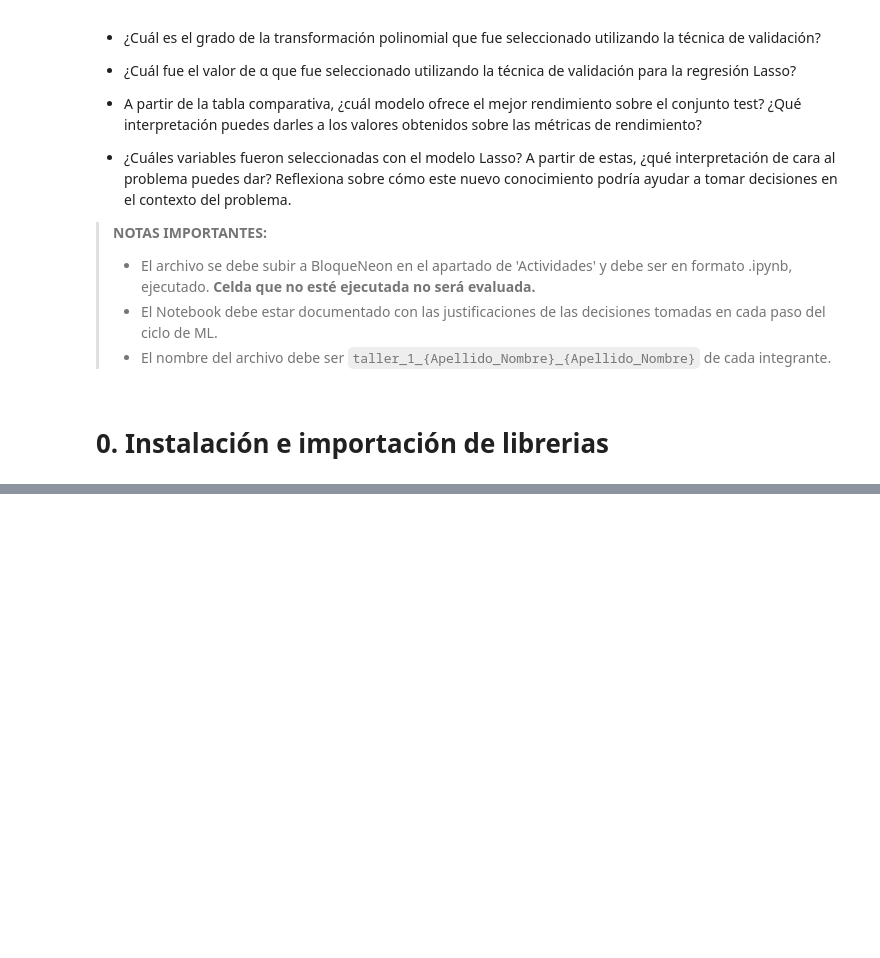
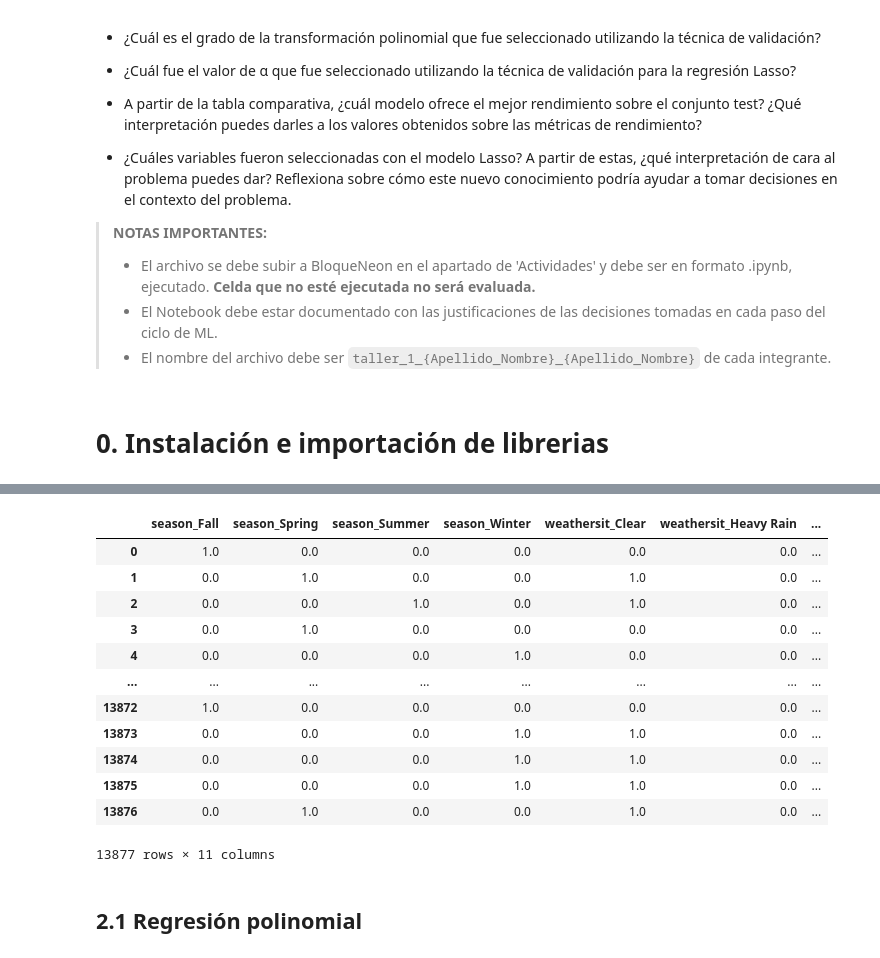
Before and after one commit to Sinis16/202220_Ejemplo_Parcial_Practico_1, a Jupyter notebook: Talleres/Taller 1/MINE_4206_202510_AML_Taller1.ipynb, the cells around one changed output, grey strips where cells are left out. Drawn from its saved outputs; the diff is of its cells as text; code cells hidden in the pictures; blank space fills up the shorter version.

```diff
--- a/Talleres/Taller 1/MINE_4206_202510_AML_Taller1.ipynb
+++ b/Talleres/Taller 1/MINE_4206_202510_AML_Taller1.ipynb
@@ -83,0 +249,12 @@ from sklearn.preprocessing import MinMaxScaler
+# %%
+preprocessor = ColumnTransformer(
+    transformers=[
+        ("cat", cat_transformer, make_column_selector(dtype_include=object))
+    ]
+)
+# %%
+pipe = Pipeline(steps=[
+    ('column_transformer', preprocessor)
+])
+
+pipe
@@ -83,0 +267,2 @@ from sklearn.preprocessing import MinMaxScaler
+# %%
+pipe.fit_transform(X_train)
@@ -83,0 +272,6 @@ from sklearn.preprocessing import MinMaxScaler
+# %%
+num_column_names = pipe['column_transformer'].transformers_[0][1].get_feature_names_out()
+cat_column_names = pipe['column_transformer'].transformers_[0][1].feature_names_in_
+col_names = list(num_column_names) + list(cat_column_names)
+
+col_names
@@ -83,0 +293,18 @@ from sklearn.preprocessing import MinMaxScaler
+# %%
+pd.DataFrame(pipe.fit_transform(X_train).toarray(), columns=num_column_names)
+# %% [output]
+|  | season_Fall | season_Spring | season_Summer | season_Winter | weathersit_Clear | weathersit_Heavy Rain | ... |
+| 0 | 1.0 | 0.0 | 0.0 | 0.0 | 0.0 | 0.0 | ... |
+| 1 | 0.0 | 1.0 | 0.0 | 0.0 | 1.0 | 0.0 | ... |
+| 2 | 0.0 | 0.0 | 1.0 | 0.0 | 1.0 | 0.0 | ... |
+| 3 | 0.0 | 1.0 | 0.0 | 0.0 | 0.0 | 0.0 | ... |
+| 4 | 0.0 | 0.0 | 0.0 | 1.0 | 0.0 | 0.0 | ... |
+| ... | ... | ... | ... | ... | ... | ... | ... |
+| 13872 | 1.0 | 0.0 | 0.0 | 0.0 | 0.0 | 0.0 | ... |
+| 13873 | 0.0 | 0.0 | 0.0 | 1.0 | 1.0 | 0.0 | ... |
+| 13874 | 0.0 | 0.0 | 0.0 | 1.0 | 1.0 | 0.0 | ... |
+| 13875 | 0.0 | 0.0 | 0.0 | 1.0 | 1.0 | 0.0 | ... |
+| 13876 | 0.0 | 1.0 | 0.0 | 0.0 | 1.0 | 0.0 | ... |
+13877 rows × 11 columns
+# %% [markdown]
+## 2.1 Regresión polinomial
```
Also changed, not shown: parts of 25 cells of this notebook.
